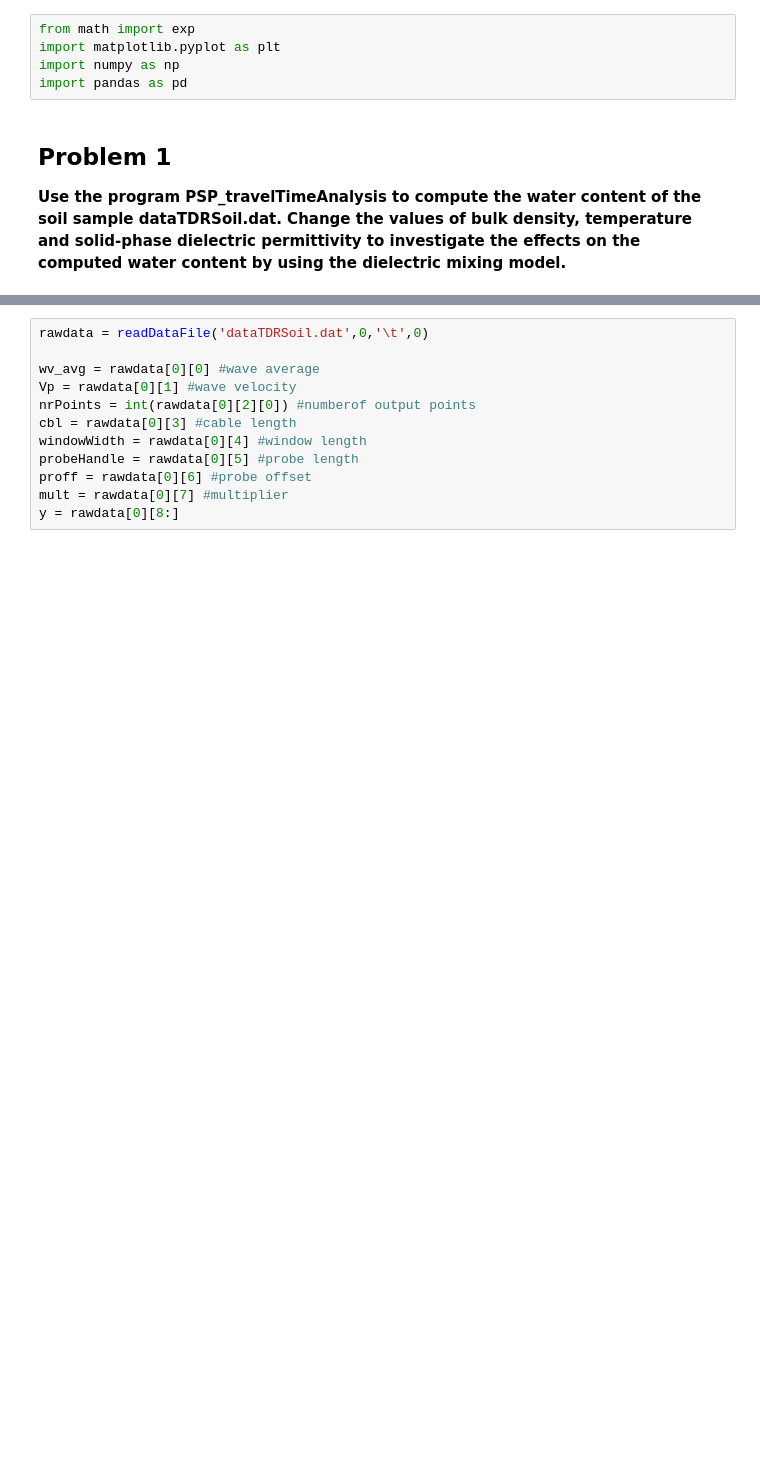
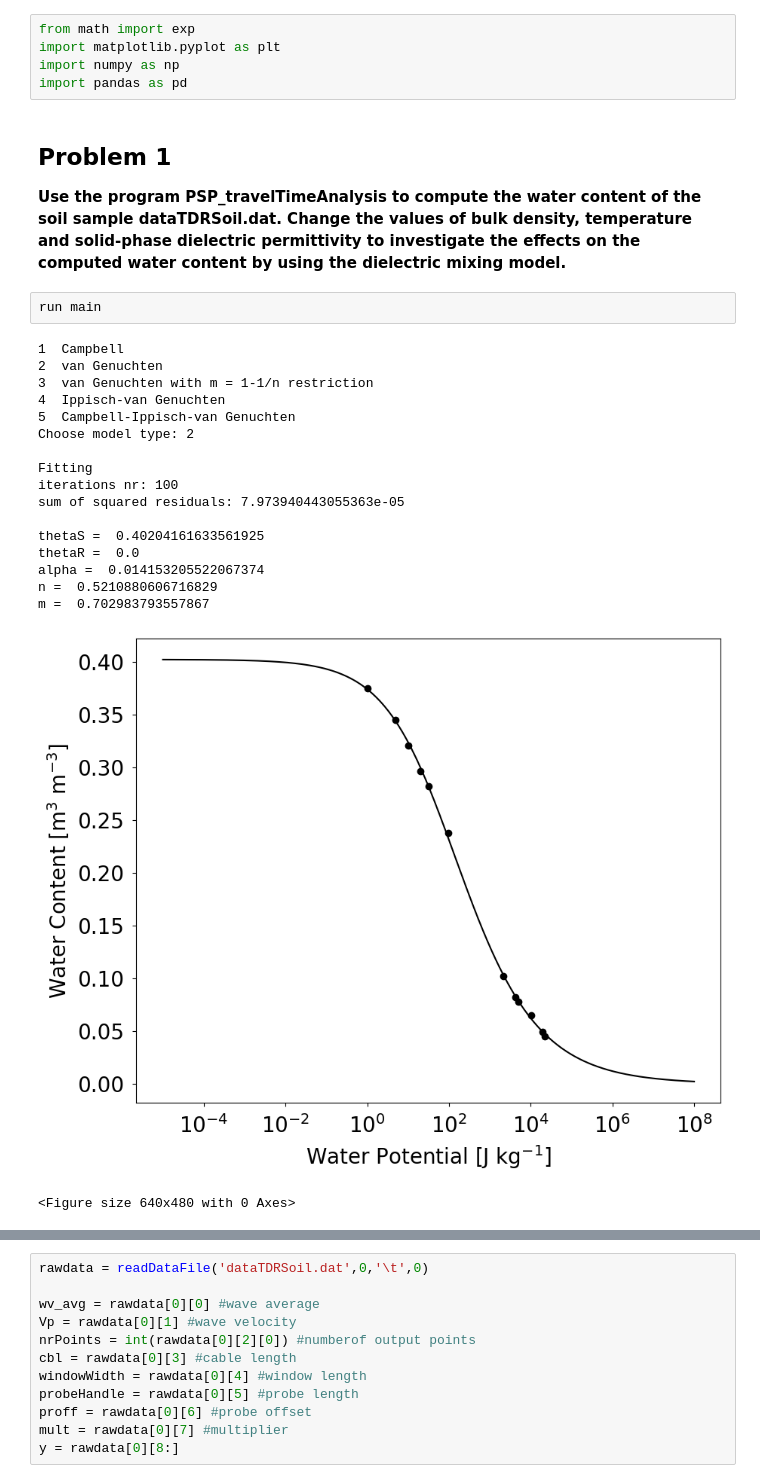
Before and after one commit to soil-physics-okstate/soil-physics-theory, a Jupyter notebook: content/chapter-5/dcd_ch5_hw.ipynb, the cells around one changed output, grey strips where cells are left out. Saved outputs shown, nothing was run; the diff lists cells and outputs as text; blank space fills up the shorter version.

```diff
--- a/content/chapter-5/dcd_ch5_hw.ipynb
+++ b/content/chapter-5/dcd_ch5_hw.ipynb
@@ -30,6 +30,27 @@ import pandas as pd
 of the soil sample dataTDRSoil.dat. Change the values of bulk density, temperature
 and solid-phase dielectric permittivity to investigate the effects on the
 computed water content by using the dielectric mixing model.**
+# %%
+run main
+# %% [output]
+1  Campbell
+2  van Genuchten
+3  van Genuchten with m = 1-1/n restriction
+4  Ippisch-van Genuchten
+5  Campbell-Ippisch-van Genuchten
+Choose model type: 2
+
+Fitting
+iterations nr: 100
+sum of squared residuals: 7.973940443055363e-05
+
+thetaS =  0.40204161633561925
+thetaR =  0.0
+alpha =  0.014153205522067374
+n =  0.5210880606716829
+m =  0.702983793557867
+[figure, added]
+<Figure size 640x480 with 0 Axes>
 # %%
 from PSP_travelTime import computeTravelTime
 
```
Also changed, not shown: parts of 2 cells of this notebook.
